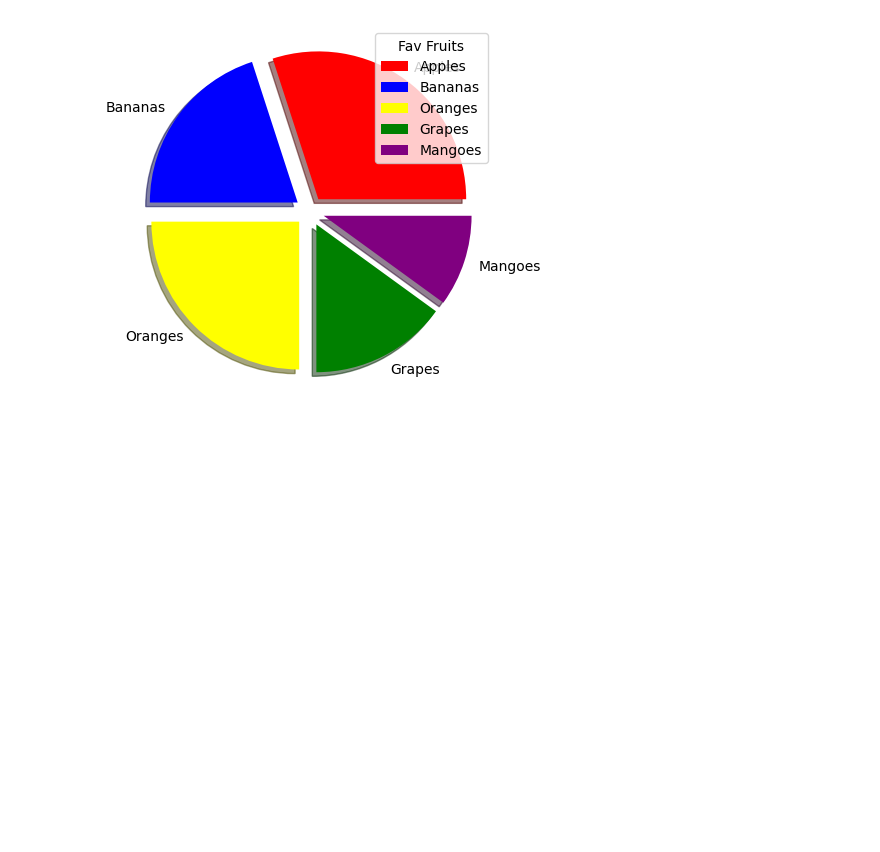
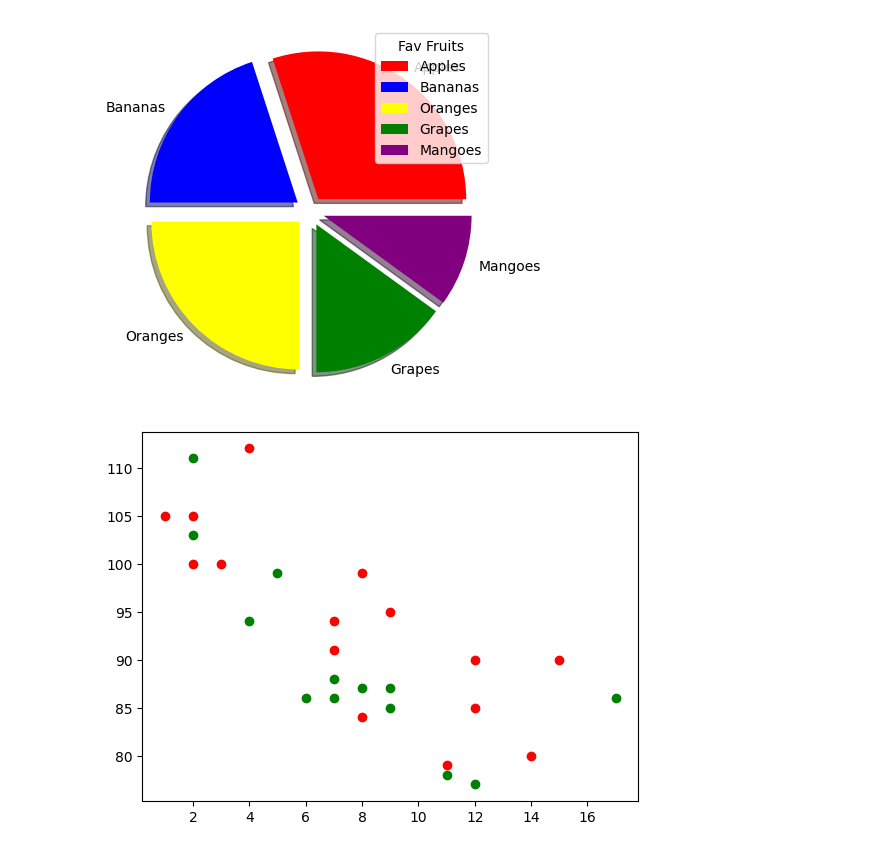
Before and after one commit to rohnshrma/manish_singh_da_classes, a Jupyter notebook: matplotlib/intro.ipynb, the cells around one changed output. Saved outputs shown, nothing was run; the diff lists cells and outputs as text; code cells hidden in the pictures; blank space fills up the shorter version.

Commit message:
matplotlib and final assessment added

```diff
--- a/matplotlib/intro.ipynb
+++ b/matplotlib/intro.ipynb
@@ -133,3 +133,20 @@ plt.legend(loc="upper right" , title="Fav Fruits")
 plt.show()
 # %% [output]
 [figure]
+# %%
+import matplotlib.pyplot as plt
+import numpy as np
+
+
+x = np.array([5,7,8,7,2,17,2,9,4,11,12,9,6])
+y = np.array([99,86,87,88,111,86,103,87,94,78,77,85,86])
+plt.scatter(x, y , color="green")
+
+
+x = np.array([2,2,8,1,15,8,12,9,7,3,11,4,7,14,12])
+y = np.array([100,105,84,105,90,99,90,95,94,100,79,112,91,80,85])
+plt.scatter(x, y, color="red")
+
+plt.show()
+# %% [output]
+[figure, added]
```
Also changed, not shown: parts of 9 cells of this notebook, 5 other files.
